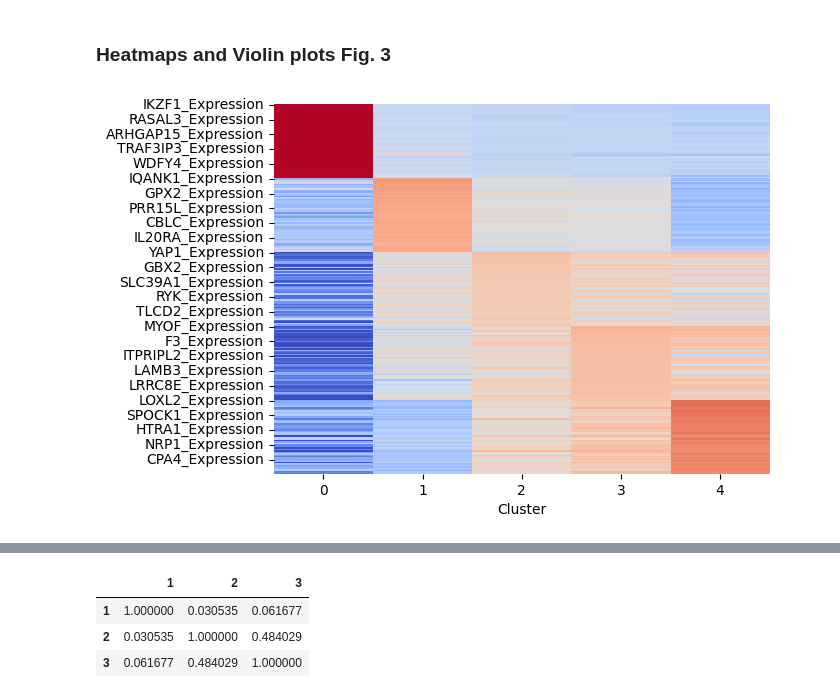
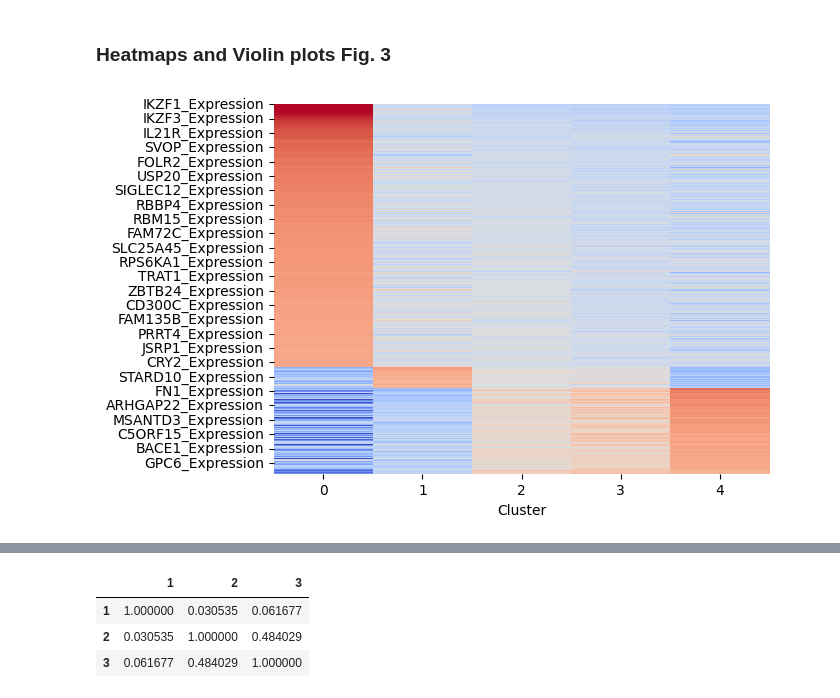
Before and after one commit to kkkkito/statemap, a Jupyter notebook: notebooks/Comparing clusters.ipynb, the cells around one changed output, grey strips where cells are left out. Drawn from its saved outputs; the diff is of its cells as text; code cells hidden in the pictures.

```diff
--- a/notebooks/Comparing clusters.ipynb
+++ b/notebooks/Comparing clusters.ipynb
@@ -27,31 +123,38 @@ ch_ex['Cluster'] = cluster['Cluster']
 # %%
 #Fig. 3a
 from sklearn.preprocessing import StandardScaler
 import seaborn as sns
 import matplotlib.pyplot as plt
 
 norm_ch_ex = pd.DataFrame(StandardScaler().fit_transform(ch_ex), columns=ch_ex.columns, index=ch_ex.index)
 norm_ch_ex['Cluster'] = ch_ex['Cluster']
 ch_exg = norm_ch_ex.groupby("Cluster").mean().copy().T
 
 from tqdm.notebook import tqdm
 results = []
 
 for i in tqdm(range(5)):
     df_filtered = ch_exg[ch_exg[i] == ch_exg.max(axis=1)].copy()
+    #df_filtered = ch_exg[ch_exg[i] == ch_exg.min(axis=1)].copy()
+
     df_filtered['diff_to_other_mean'] = df_filtered.apply(lambda row: row[i] - row.drop(i).mean(), axis=1)
     df_sorted = df_filtered.sort_values(by='diff_to_other_mean', ascending=False)
+    #df_sorted = df_filtered.sort_values(by='diff_to_other_mean', ascending=True)
+
+    df_sorted = df_sorted[df_sorted['diff_to_other_mean'] > 0.75]
     results.append(df_sorted.index.tolist())
 
 rows = []
 for i in range(5):
     ex_results = [r for r in results[i] if 'Expression' in r]
-    rows += ex_results[:50]
+    rows += ex_results#[:50]
 a = ch_exg.loc[rows]
 
-high_exp = ex_results[:50]  #Cluster4=Hippo_strong
+results_ex = results
+high_exp = ex_results  #Cluster4=Hippo_strong
 
 sns.heatmap(a, cmap="coolwarm",vmax=1.5, vmin=-1.5,cbar=False)
+plt.savefig("../result/figure.svg")
 plt.show()
 # %% [output]
-[figure, old version]
+[figure, new version]
```
Also changed, not shown: parts of 84 cells of this notebook, 5 other files.
